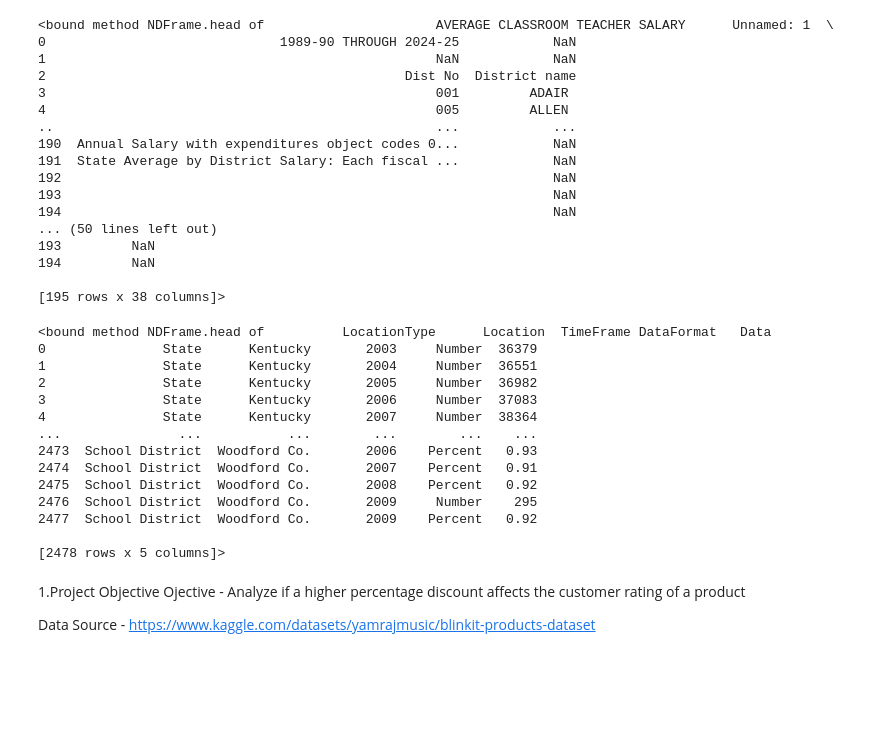
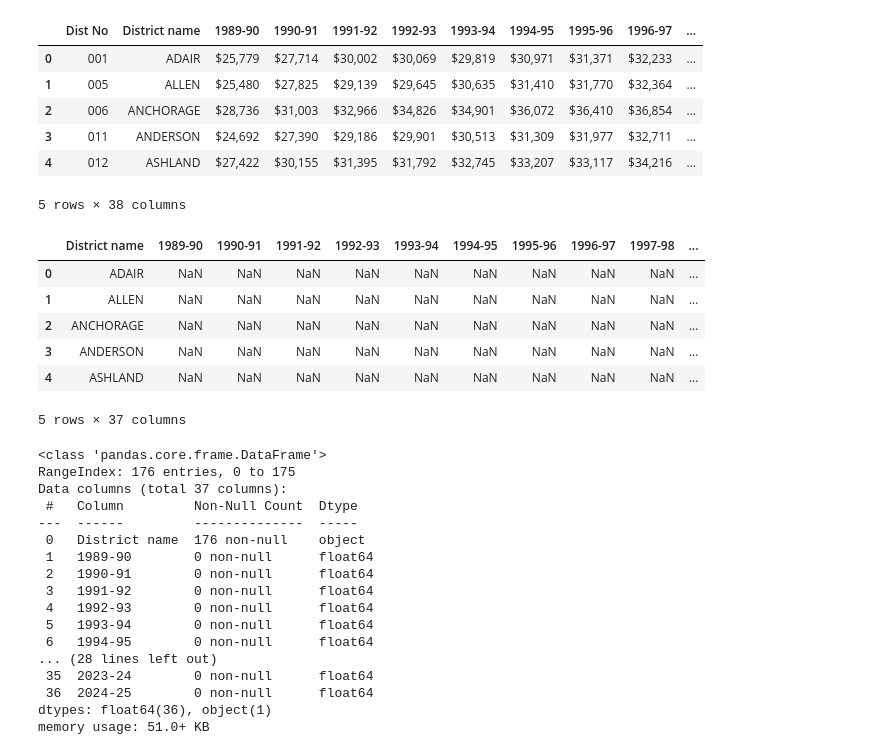
Before and after one commit to thompson-andrea-rene/KY_Grad, a Jupyter notebook: notebook.ipynb, the cells around one changed output. Drawn from its saved outputs; the diff is of its cells as text; code cells hidden in the pictures; blank space fills up the shorter version.

Commit message:
cleaned data

```diff
--- a/notebook.ipynb
+++ b/notebook.ipynb
@@ -6,47 +6,46 @@ import numpy as np
 import plotly.express as px
 # %%
 #load data
-data_grad = pd.read_csv("data/high school graduation rates.csv")
-data_teacher = pd.read_csv("data/avgclsrmsal.csv")
+data_grad = pd.read_csv("data/grad rates.csv")
+data_teacher = pd.read_csv("data/avgclsrmsal.csv", header=3)
 # %%
-data_teacher.head
+data_teacher.head(5)
 # %% [output]
+|  | Dist No | District name | 1989-90 | 1990-91 | 1991-92 | 1992-93 | 1993-94 | 1994-95 | 1995-96 | 1996-97 | ... |
+| 0 | 001 | ADAIR | $25,779 | $27,714 | $30,002 | $30,069 | $29,819 | $30,971 | $31,371 | $32,233 | ... |
+| 1 | 005 | ALLEN | $25,480 | $27,825 | $29,139 | $29,645 | $30,635 | $31,410 | $31,770 | $32,364 | ... |
+| 2 | 006 | ANCHORAGE | $28,736 | $31,003 | $32,966 | $34,826 | $34,901 | $36,072 | $36,410 | $36,854 | ... |
+| 3 | 011 | ANDERSON | $24,692 | $27,390 | $29,186 | $29,901 | $30,513 | $31,309 | $31,977 | $32,711 | ... |
+| 4 | 012 | ASHLAND | $27,422 | $30,155 | $31,395 | $31,792 | $32,745 | $33,207 | $33,117 | $34,216 | ... |
-<bound method NDFrame.head of                      AVERAGE CLASSROOM TEACHER SALARY      Unnamed: 1  \
-0                              1989-90 THROUGH 2024-25            NaN
-1                                                  NaN            NaN
-2                                              Dist No  District name
-3                                                  001         ADAIR
-4                                                  005         ALLEN
-..                                                 ...            ...
-190  Annual Salary with expenditures object codes 0...            NaN
-191  State Average by District Salary: Each fiscal ...            NaN
-192                                                               NaN
-193                                                               NaN
-194                                                               NaN
-... (50 lines left out)
-193         NaN
-194         NaN
-
-[195 rows x 38 columns]>
+5 rows × 38 columns
 # %%
-data_grad.head
+data_grad.head(5)
 # %% [output]
+|  | District name | 1989-90 | 1990-91 | 1991-92 | 1992-93 | 1993-94 | 1994-95 | 1995-96 | 1996-97 | 1997-98 | ... |
+| 0 | ADAIR | NaN | NaN | NaN | NaN | NaN | NaN | NaN | NaN | NaN | ... |
+| 1 | ALLEN | NaN | NaN | NaN | NaN | NaN | NaN | NaN | NaN | NaN | ... |
+| 2 | ANCHORAGE | NaN | NaN | NaN | NaN | NaN | NaN | NaN | NaN | NaN | ... |
+| 3 | ANDERSON | NaN | NaN | NaN | NaN | NaN | NaN | NaN | NaN | NaN | ... |
+| 4 | ASHLAND | NaN | NaN | NaN | NaN | NaN | NaN | NaN | NaN | NaN | ... |
-<bound method NDFrame.head of          LocationType      Location  TimeFrame DataFormat   Data
-0               State      Kentucky       2003     Number  36379
-1               State      Kentucky       2004     Number  36551
-2               State      Kentucky       2005     Number  36982
-3               State      Kentucky       2006     Number  37083
-4               State      Kentucky       2007     Number  38364
-...               ...           ...        ...        ...    ...
-2473  School District  Woodford Co.       2006    Percent   0.93
-2474  School District  Woodford Co.       2007    Percent   0.91
-2475  School District  Woodford Co.       2008    Percent   0.92
-2476  School District  Woodford Co.       2009     Number    295
-2477  School District  Woodford Co.       2009    Percent   0.92
-
-[2478 rows x 5 columns]>
+5 rows × 37 columns
-# %% [markdown]
-1.Project Objective
-Ojective - Analyze if a higher percentage discount affects the customer rating of a product
-
-Data Source - https://www.kaggle.com/datasets/yamrajmusic/blinkit-products-dataset
+# %%
+#column names
+data_grad.info()
+# %% [output]
+<class 'pandas.core.frame.DataFrame'>
+RangeIndex: 176 entries, 0 to 175
+Data columns (total 37 columns):
+ #   Column         Non-Null Count  Dtype
+---  ------         --------------  -----
+ 0   District name  176 non-null    object
+ 1   1989-90        0 non-null      float64
+ 2   1990-91        0 non-null      float64
+ 3   1991-92        0 non-null      float64
+ 4   1992-93        0 non-null      float64
+ 5   1993-94        0 non-null      float64
+ 6   1994-95        0 non-null      float64
+... (28 lines left out)
+ 35  2023-24        0 non-null      float64
+ 36  2024-25        0 non-null      float64
+dtypes: float64(36), object(1)
+memory usage: 51.0+ KB
```
Also changed, not shown: parts of 7 cells of this notebook, 1 other file.
